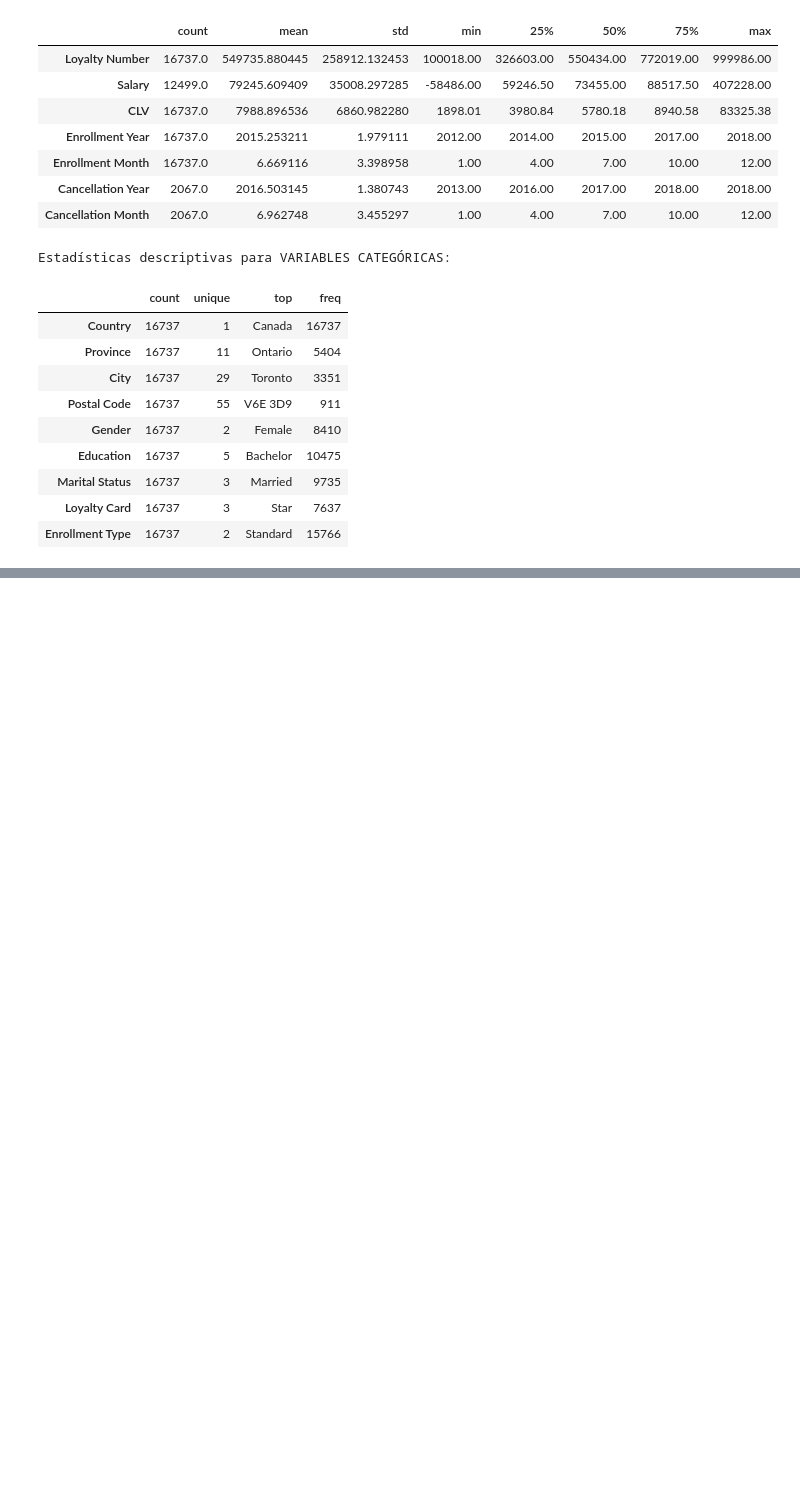
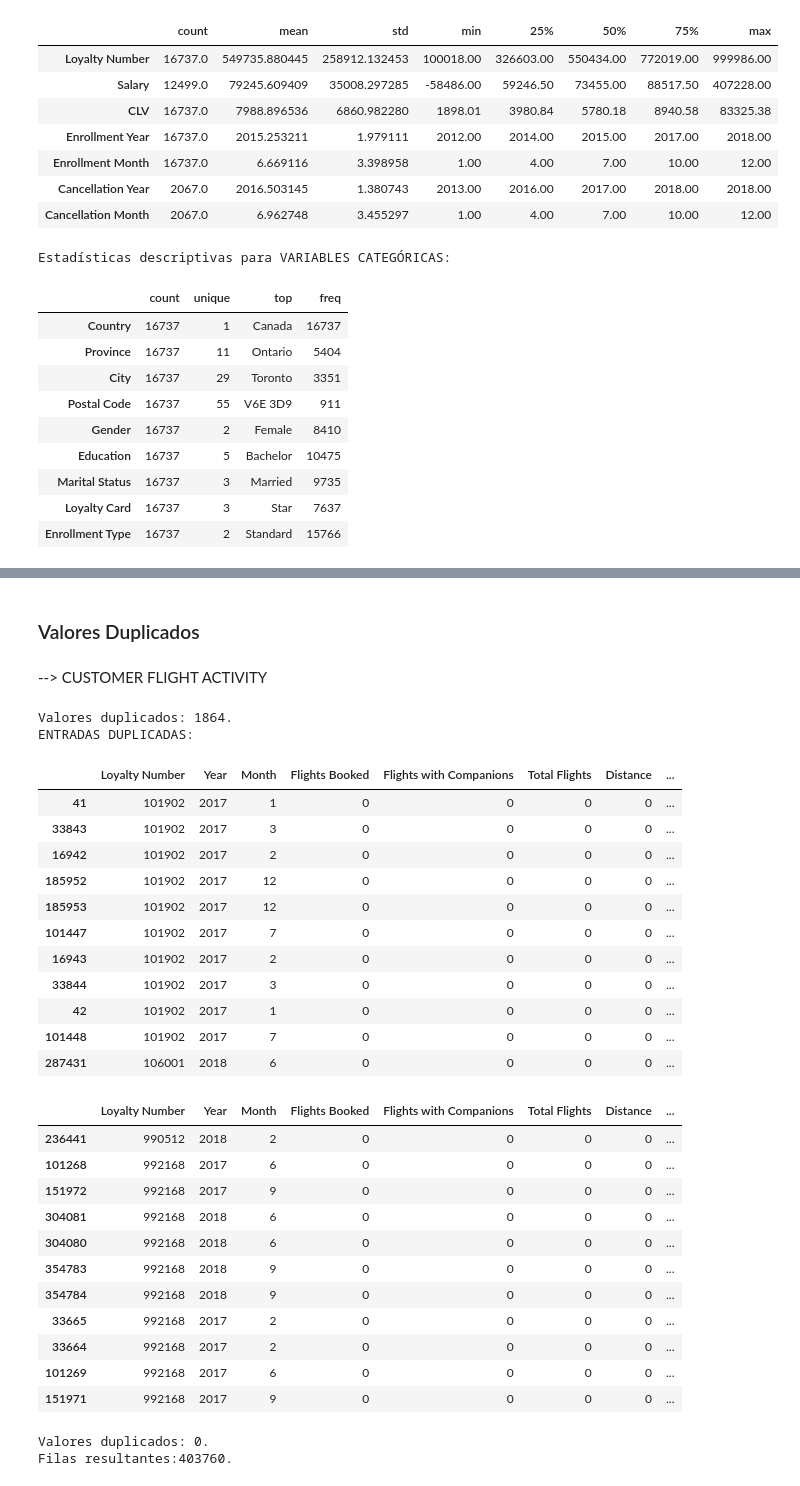
Before and after one commit to Adalab/bda-modulo-3-evaluacion-final-AnaROGA, a Jupyter notebook: mod03_ej_tecnico.ipynb, the cells around one changed output, grey strips where cells are left out. Saved outputs shown, nothing was run; the diff lists cells and outputs as text; code cells hidden in the pictures; blank space fills up the shorter version.

```diff
--- a/mod03_ej_tecnico.ipynb
+++ b/mod03_ej_tecnico.ipynb
@@ -218,0 +316,48 @@ Estadísticas descriptivas para VARIABLES CATEGÓRICAS:
+# %% [markdown]
+### Valores Duplicados
+# %% [markdown]
+--> CUSTOMER FLIGHT ACTIVITY
+# %%
+print(f'Valores duplicados: {df_cfa.duplicated().sum()}.')
+# Tenemos varias entradas duplicadas:
+# Vamos a ver cuáles son: definimos una máscara para poder filtrar
+print('ENTRADAS DUPLICADAS:')
+m_duplicados = df_cfa.duplicated(keep=False)
+display(df_cfa[m_duplicados].sort_values('Loyalty Number').head(11)) # ordenamos por cliente
+display(df_cfa[m_duplicados].sort_values('Loyalty Number').tail(11))
+# Observamos que TODAS son entradas NO VÁLIDAS: al menos tenemos 11 valores duplicados por cliente
+# %% [output]
+Valores duplicados: 1864.
+ENTRADAS DUPLICADAS:
+|  | Loyalty Number | Year | Month | Flights Booked | Flights with Companions | Total Flights | Distance | ... |
+| 41 | 101902 | 2017 | 1 | 0 | 0 | 0 | 0 | ... |
+| 33843 | 101902 | 2017 | 3 | 0 | 0 | 0 | 0 | ... |
+| 16942 | 101902 | 2017 | 2 | 0 | 0 | 0 | 0 | ... |
+| 185952 | 101902 | 2017 | 12 | 0 | 0 | 0 | 0 | ... |
+| 185953 | 101902 | 2017 | 12 | 0 | 0 | 0 | 0 | ... |
+| 101447 | 101902 | 2017 | 7 | 0 | 0 | 0 | 0 | ... |
+| 16943 | 101902 | 2017 | 2 | 0 | 0 | 0 | 0 | ... |
+| 33844 | 101902 | 2017 | 3 | 0 | 0 | 0 | 0 | ... |
+| 42 | 101902 | 2017 | 1 | 0 | 0 | 0 | 0 | ... |
+| 101448 | 101902 | 2017 | 7 | 0 | 0 | 0 | 0 | ... |
+| 287431 | 106001 | 2018 | 6 | 0 | 0 | 0 | 0 | ... |
+|  | Loyalty Number | Year | Month | Flights Booked | Flights with Companions | Total Flights | Distance | ... |
+| 236441 | 990512 | 2018 | 2 | 0 | 0 | 0 | 0 | ... |
+| 101268 | 992168 | 2017 | 6 | 0 | 0 | 0 | 0 | ... |
+| 151972 | 992168 | 2017 | 9 | 0 | 0 | 0 | 0 | ... |
+| 304081 | 992168 | 2018 | 6 | 0 | 0 | 0 | 0 | ... |
+| 304080 | 992168 | 2018 | 6 | 0 | 0 | 0 | 0 | ... |
+| 354783 | 992168 | 2018 | 9 | 0 | 0 | 0 | 0 | ... |
+| 354784 | 992168 | 2018 | 9 | 0 | 0 | 0 | 0 | ... |
+| 33665 | 992168 | 2017 | 2 | 0 | 0 | 0 | 0 | ... |
+| 33664 | 992168 | 2017 | 2 | 0 | 0 | 0 | 0 | ... |
+| 101269 | 992168 | 2017 | 6 | 0 | 0 | 0 | 0 | ... |
+| 151971 | 992168 | 2017 | 9 | 0 | 0 | 0 | 0 | ... |
+# %%
+# Eliminamos todos los valores duplicados:
+df_cfa.drop_duplicates(inplace=True)
+print(f'Valores duplicados: {df_cfa.duplicated().sum()}.')
+print(f'Filas resultantes:{df_cfa.shape[0]}.') # --> ok
+# %% [output]
+Valores duplicados: 0.
+Filas resultantes:403760.
```
Also changed, not shown: parts of 26 cells of this notebook, 1 other file.
